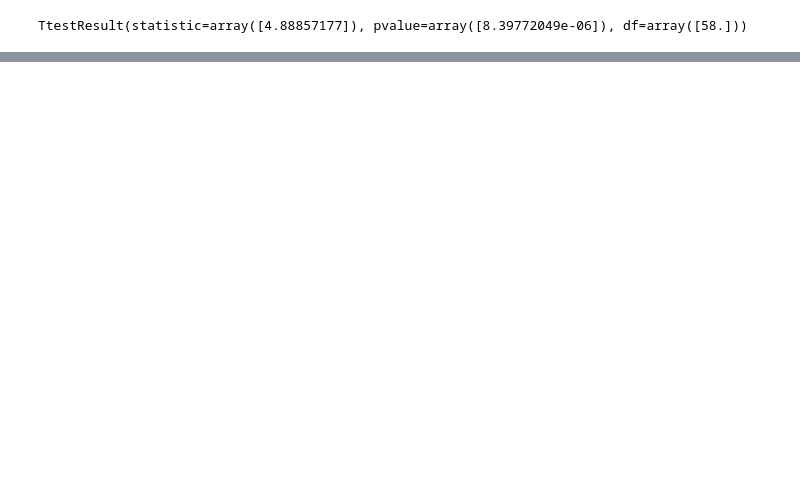
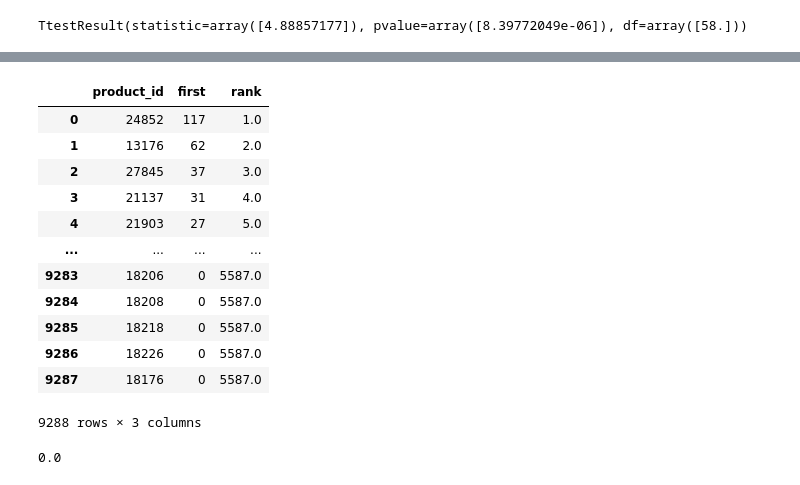
Before and after one commit to Abel3005/DataEngine, a Jupyter notebook: Diary/Daily/Week 4/20240423.ipynb, the cells around one changed output, grey strips where cells are left out. Drawn from its saved outputs; the diff is of its cells as text; code cells hidden in the pictures; blank space fills up the shorter version.

```diff
--- a/Diary/Daily/Week 4/20240423.ipynb
+++ b/Diary/Daily/Week 4/20240423.ipynb
@@ -136,3 +147,25 @@ database = 'encore'
 password = parse.quote_plus(password)
 
 engine = sqlalchemy.create_engine(f"mysql://{user}:{password}@{host}:{port}/{database}")
+# %%
+df = pd.read_sql('select * from order_products__prior',con=engine)
+df['first'] = df['add_to_cart_order'].apply(lambda x : 1 if x == 1 else 0)
+df2 = df.groupby(by=['product_id'], as_index=False)[['first']].sum()
+df3 = df2.sort_values(by=['first'], ascending=False).reset_index(drop=True)
+df3['rank'] = df3['first'].rank(ascending=False)
+# %%
+df3
+# %% [output]
+|  | product_id | first | rank |
+| 0 | 24852 | 117 | 1.0 |
+| 1 | 13176 | 62 | 2.0 |
+| 2 | 27845 | 37 | 3.0 |
+| 3 | 21137 | 31 | 4.0 |
+| 4 | 21903 | 27 | 5.0 |
+| ... | ... | ... | ... |
+| 9283 | 18206 | 0 | 5587.0 |
+| 9284 | 18208 | 0 | 5587.0 |
+| 9285 | 18218 | 0 | 5587.0 |
+| 9286 | 18226 | 0 | 5587.0 |
+| 9287 | 18176 | 0 | 5587.0 |
+9288 rows × 3 columns
@@ -138,0 +194,5 @@ engine = sqlalchemy.create_engine(f"mysql://{user}:{password}@{host}:{port}/{dat
+# %%
+kn.fit(train_input,train_target)
+kn.score(test_input,test_target)
+# %% [output]
+0.0
```
Also changed, not shown: parts of 22 cells of this notebook, 2 other files.
